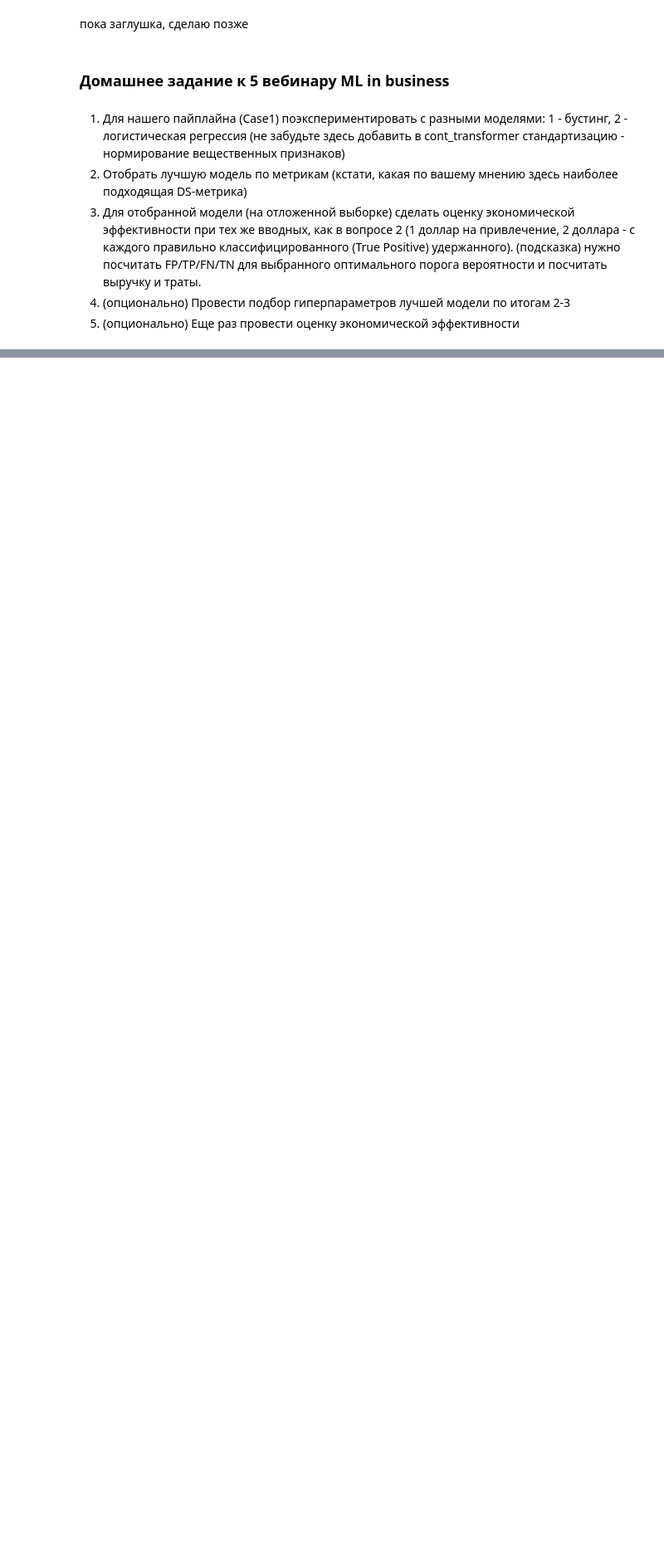
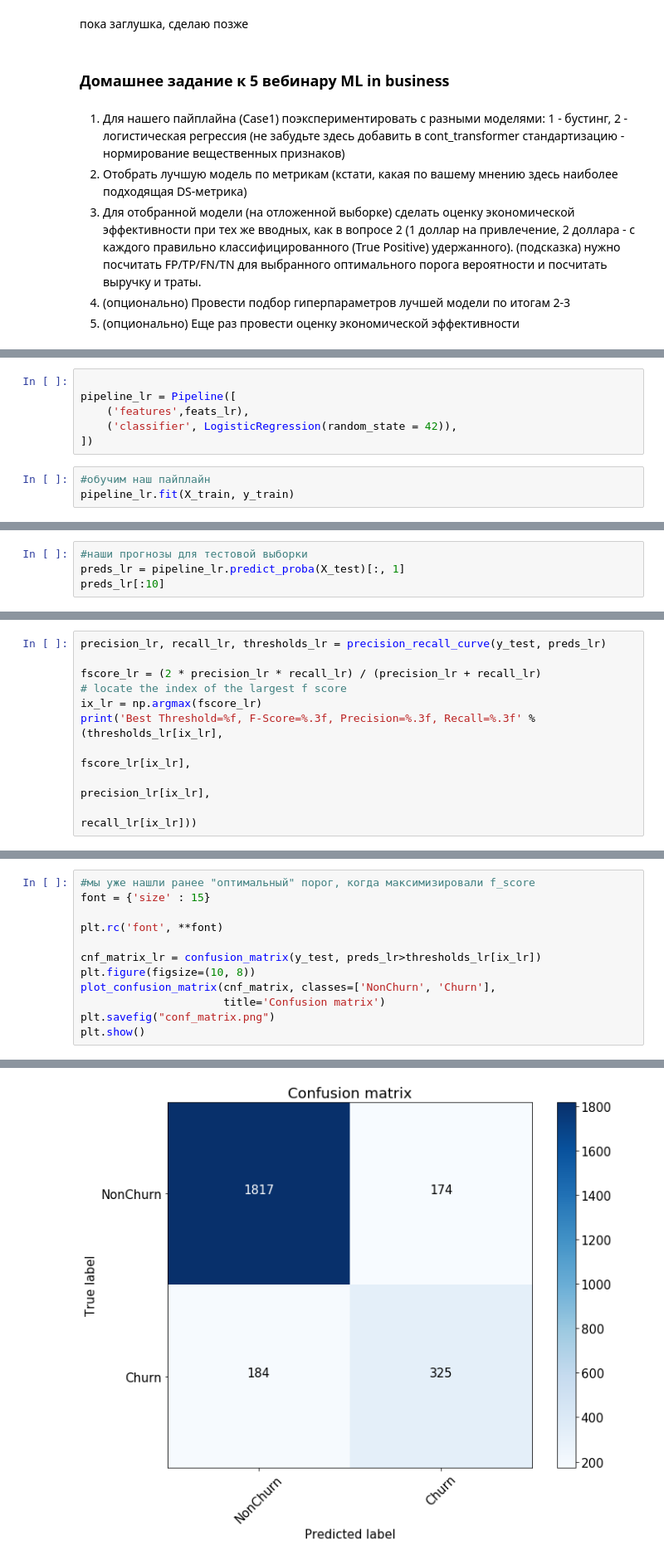
Before and after one commit to LMAXL7791211/ML_in_business, a Jupyter notebook: HW 5 ML in business.ipynb, the cells around one changed output, grey strips where cells are left out. Shown at 83% size. Saved outputs shown, nothing was run; the diff lists cells and outputs as text; blank space fills up the shorter version.

```diff
--- a/HW 5 ML in business.ipynb
+++ b/HW 5 ML in business.ipynb
@@ -10,0 +485,9 @@
+# %%
+
+pipeline_lr = Pipeline([
+    ('features',feats_lr),
+    ('classifier', LogisticRegression(random_state = 42)),
+])
+# %%
+#обучим наш пайплайн
+pipeline_lr.fit(X_train, y_train)
@@ -10,0 +512,4 @@
+# %%
+#наши прогнозы для тестовой выборки
+preds_lr = pipeline_lr.predict_proba(X_test)[:, 1]
+preds_lr[:10]
@@ -10,0 +519,10 @@
+# %%
+precision_lr, recall_lr, thresholds_lr = precision_recall_curve(y_test, preds_lr)
+
+fscore_lr = (2 * precision_lr * recall_lr) / (precision_lr + recall_lr)
+# locate the index of the largest f score
+ix_lr = np.argmax(fscore_lr)
+print('Best Threshold=%f, F-Score=%.3f, Precision=%.3f, Recall=%.3f' % (thresholds_lr[ix_lr],
+                                                                        fscore_lr[ix_lr],
+                                                                        precision_lr[ix_lr],
+                                                                        recall_lr[ix_lr]))
@@ -10,0 +545,13 @@
+# %%
+#мы уже нашли ранее "оптимальный" порог, когда максимизировали f_score
+font = {'size' : 15}
+
+plt.rc('font', **font)
+
+cnf_matrix_lr = confusion_matrix(y_test, preds_lr>thresholds_lr[ix_lr])
+plt.figure(figsize=(10, 8))
+plot_confusion_matrix(cnf_matrix, classes=['NonChurn', 'Churn'],
+                      title='Confusion matrix')
+plt.savefig("conf_matrix.png")
+plt.show()
+# %% [output]
@@ -10,0 +561 @@
+[figure, added]
```
Also changed, not shown: parts of 88 cells of this notebook.
